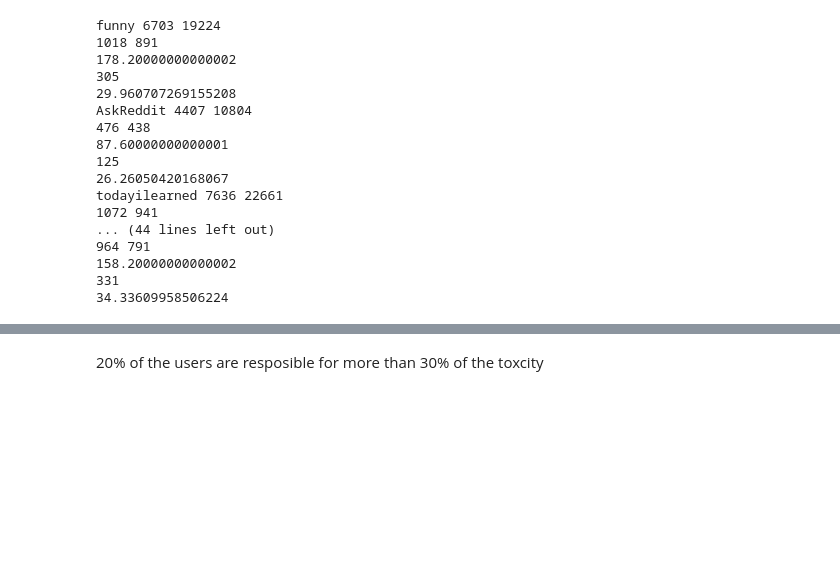
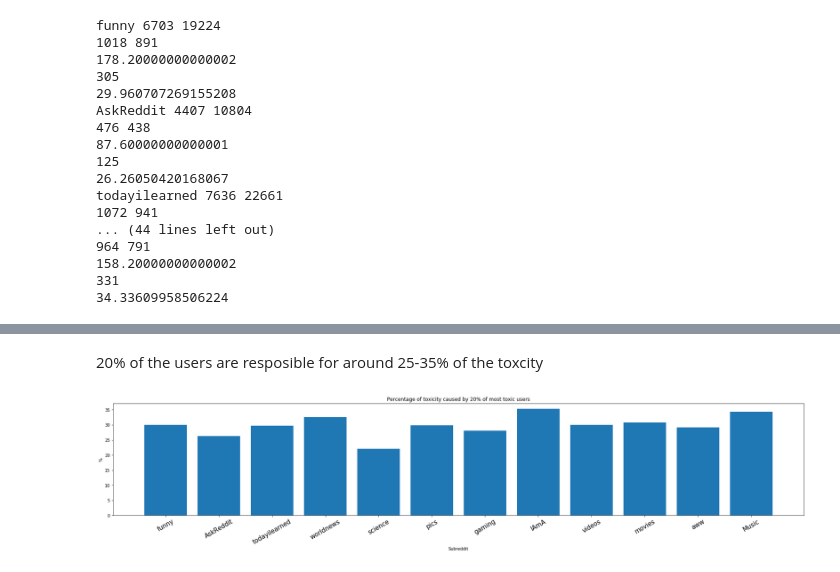
Before and after one commit to aneesh297/Toxicity-Analysis-of-Reddit, a Jupyter notebook: Classifier/pareto_analysis.ipynb, the cells around one changed output, grey strips where cells are left out. Drawn from its saved outputs; the diff is of its cells as text; code cells hidden in the pictures; blank space fills up the shorter version.

Commit message:
Added graphs

```diff
--- a/Classifier/pareto_analysis.ipynb
+++ b/Classifier/pareto_analysis.ipynb
@@ -16,6 +16,7 @@ df.head()
 | 4 | funny | girlsgoneoscarwilde | Science Victory or nothing. We’re... | 533.0 | 0.085482 | 0.007242 | 0.041105 | 0.003002 | 0.030276 | 0.007264 |
 # %%
 subs = df.subreddit.unique()
+percents = []
 for sub in subs:
     comments = df[df.subreddit==sub]
     users = comments.user
@@ -31,6 +32,7 @@ for sub in subs:
     most_toxic_users = toxic.user.value_counts()
     print(most_toxic_users[0:int(0.2*len(toxic.user.unique()))].sum())
     print(most_toxic_users[0:int(0.2*len(toxic.user.unique()))].sum()*100/toxic.shape[0])
+    percents.append(most_toxic_users[0:int(0.2*len(toxic.user.unique()))].sum()*100/toxic.shape[0])
 # %% [output]
 funny 6703 19224
 1018 891
@@ -90,2 +69,2 @@ most_toxic_users[0:179].sum()
 # %% [markdown]
-20% of the users are resposible for more than 30% of the toxcity
+20% of the users are resposible for around 25-35% of the toxcity
@@ -91,0 +74,11 @@ most_toxic_users[0:179].sum()
+# %%
+f, ax = plt.subplots(figsize=(30,5))
+index = np.arange(len(subs))
+plt.bar(index, percents)
+plt.xlabel('Subreddit', fontsize=10)
+plt.ylabel('%', fontsize=10)
+plt.xticks(index, subs, fontsize=15, rotation=30)
+plt.title("Percentage of toxicity caused by 20% of most toxic users")
+plt.show()
+# %% [output]
+[figure, added]
```
Also changed, not shown: parts of 13 cells of this notebook, 1 other file.
